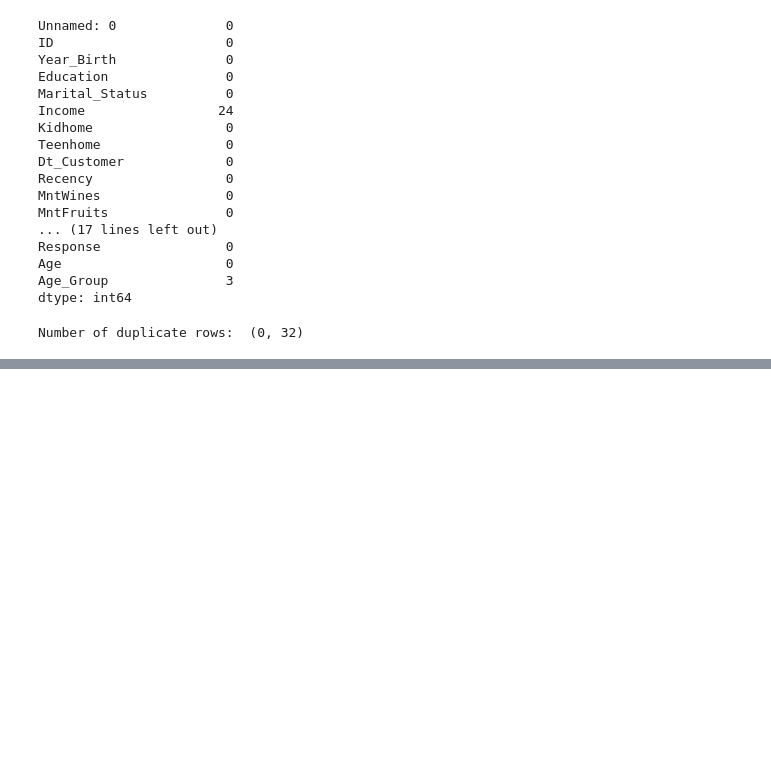
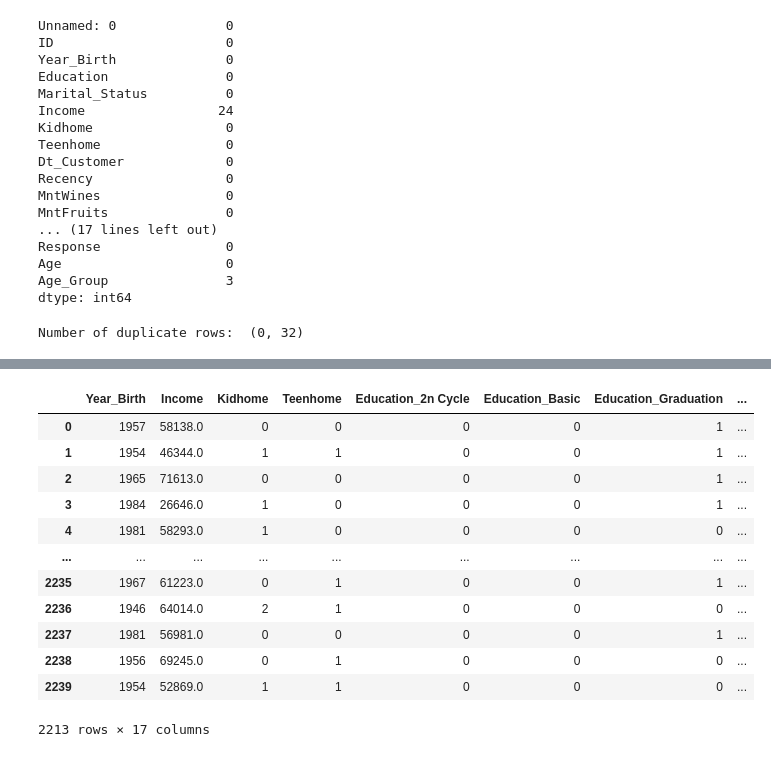
Before and after one commit to ASM2023063/mscda-20241-capstone, a Jupyter notebook: 2023063_CAPSTONE_PRACTICAL_V1.ipynb, the cells around one changed output, grey strips where cells are left out. Cells and saved outputs as stored; diff of their text form; code cells hidden in the pictures; blank space fills up the shorter version.

```diff
--- a/2023063_CAPSTONE_PRACTICAL_V1.ipynb
+++ b/2023063_CAPSTONE_PRACTICAL_V1.ipynb
@@ -405,0 +347,16 @@ Recommended Customers: [1671, 1986, 124, 1519, 723]
+# %%
+# Customer and product profiles
+
+customer_profile_features = data_no_nan[['Year_Birth',
+                                         'Education',
+                                         'Marital_Status',
+                                         'Income',
+                                         'Kidhome',
+                                         'Teenhome']]
+
+product_purchase_features = data_no_nan[['MntWines',
+                                         'MntFruits',
+                                         'MntMeatProducts',
+                                         'MntFishProducts',
+                                         'MntSweetProducts',
+                                         'MntGoldProds']]
@@ -405,0 +379,28 @@ Recommended Customers: [1671, 1986, 124, 1519, 723]
+# %%
+from sklearn.preprocessing import StandardScaler
+
+# One-hot encode categorical features in the customer profile
+customer_profile_features_encoded = pd.get_dummies(customer_profile_features, columns=['Education', 'Marital_Status'])
+
+# Concatenate customer profile and product purchase features
+combined_features = pd.concat([customer_profile_features_encoded, product_purchase_features], axis=1)
+
+# Feature Scaling
+scaler = StandardScaler()
+scaled_features = scaler.fit_transform(combined_features)
+# %%
+customer_profile_features_encoded
+# %% [output]
+|  | Year_Birth | Income | Kidhome | Teenhome | Education_2n Cycle | Education_Basic | Education_Graduation | ... |
+| 0 | 1957 | 58138.0 | 0 | 0 | 0 | 0 | 1 | ... |
+| 1 | 1954 | 46344.0 | 1 | 1 | 0 | 0 | 1 | ... |
+| 2 | 1965 | 71613.0 | 0 | 0 | 0 | 0 | 1 | ... |
+| 3 | 1984 | 26646.0 | 1 | 0 | 0 | 0 | 1 | ... |
+| 4 | 1981 | 58293.0 | 1 | 0 | 0 | 0 | 0 | ... |
+| ... | ... | ... | ... | ... | ... | ... | ... | ... |
+| 2235 | 1967 | 61223.0 | 0 | 1 | 0 | 0 | 1 | ... |
+| 2236 | 1946 | 64014.0 | 2 | 1 | 0 | 0 | 0 | ... |
+| 2237 | 1981 | 56981.0 | 0 | 0 | 0 | 0 | 1 | ... |
+| 2238 | 1956 | 69245.0 | 0 | 1 | 0 | 0 | 0 | ... |
+| 2239 | 1954 | 52869.0 | 1 | 1 | 0 | 0 | 0 | ... |
+2213 rows × 17 columns
```
Also changed, not shown: parts of 34 cells of this notebook.
